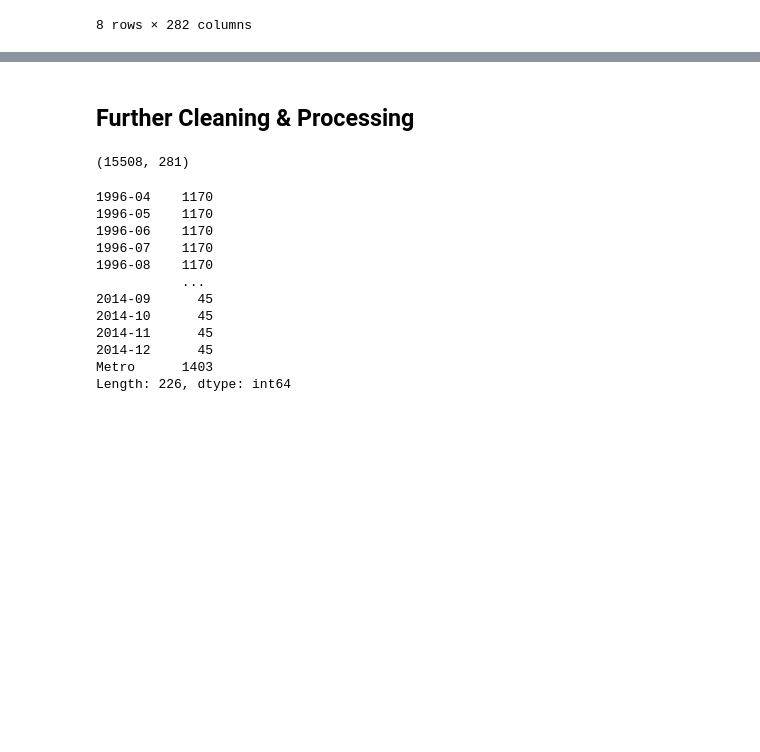
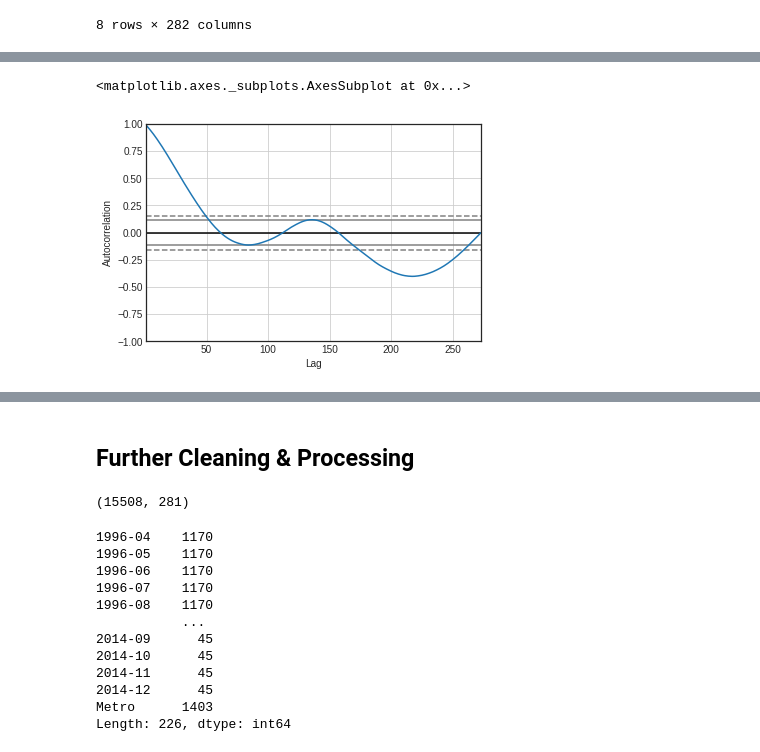
Before and after one commit to psylanrex/notebooks, a Jupyter notebook: re_main.ipynb, the cells around one changed output, grey strips where cells are left out. Saved outputs shown, nothing was run; the diff lists cells and outputs as text; code cells hidden in the pictures; blank space fills up the shorter version.

```diff
--- a/re_main.ipynb
+++ b/re_main.ipynb
@@ -344,0 +415,5 @@ top_cities_df
+# %%
+pd.plotting.autocorrelation_plot(house_price_top_cities_v_us['Palm Beach'])
+# %% [output]
+<matplotlib.axes._subplots.AxesSubplot at 0x...>
+[figure, added]
```
Also changed, not shown: parts of 11 cells of this notebook.
